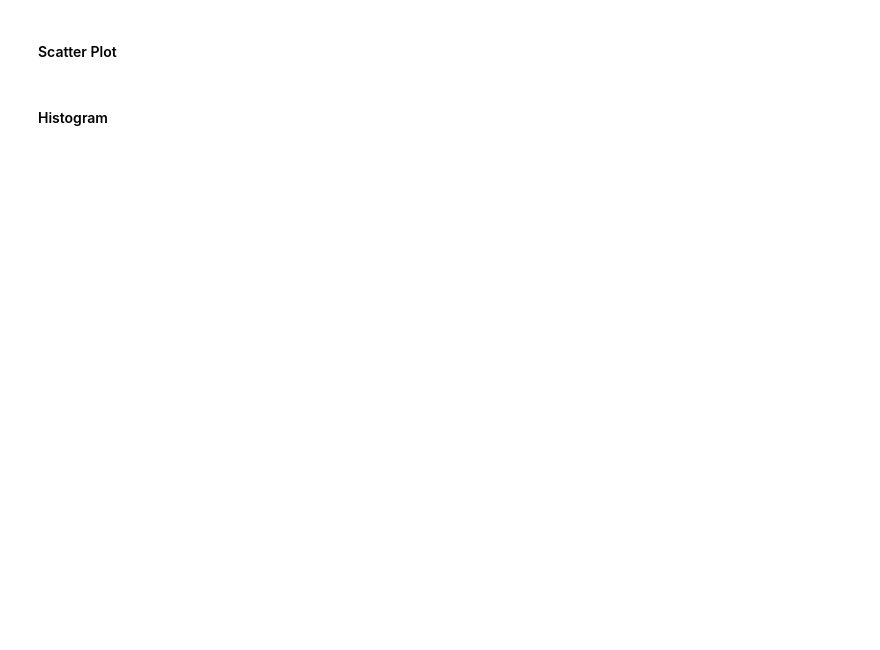
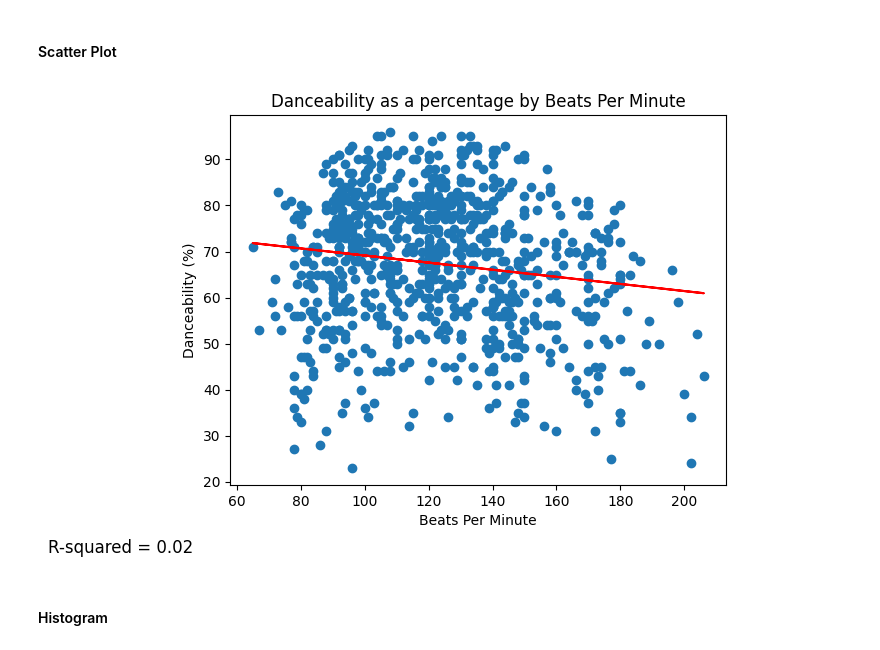
Before and after one commit to isaacevans010/data-analysis-projects, a Jupyter notebook: data-viz-with-py/exercises/data-viz-exercises.ipynb, the cells around one changed output. Cells and saved outputs as stored; diff of their text form; code cells hidden in the pictures; blank space fills up the shorter version.

```diff
--- a/data-viz-with-py/exercises/data-viz-exercises.ipynb
+++ b/data-viz-with-py/exercises/data-viz-exercises.ipynb
@@ -106,2 +128,28 @@ plt.yticks()
+# %%
+# scatter plot
+from sklearn.linear_model import LinearRegression
+import numpy as np
+x = df['bpm']
+y = df['danceability_%']
+
+model = LinearRegression().fit(x.values.reshape(-1, 1), y)
+r2 = model.score(x.values.reshape(-1, 1), y)
+
+#from sklearn.metrics import r2_score
+#r2 = r2_score(x, y)
+#plt.annotate("r-squared = {:.3f}".format(r2_score(x, y)), (0, 1))
+
+plt.scatter(x,y)
+plt.xlabel('Beats Per Minute')
+plt.ylabel('Danceability (%)')
+plt.title('Danceability as a percentage by Beats Per Minute')
+plt.plot(x, model.predict(x.values.reshape(-1, 1)), color='red')
+plt.text(1, 4.5, f'R-squared = {r2:.2f}', fontsize=12)
+
+
+plt.show()
+# near-zero r^2 value indicates no significant correlation
+# %% [output]
+[figure, added]
 # %% [markdown]
 #### Histogram
```
Also changed, not shown: parts of 11 cells of this notebook.
